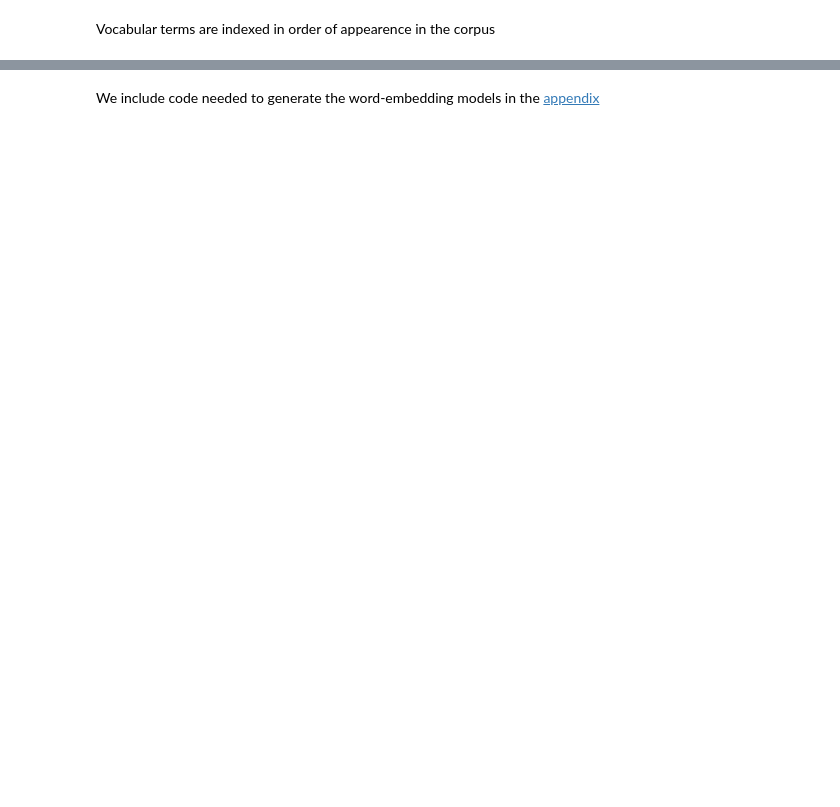
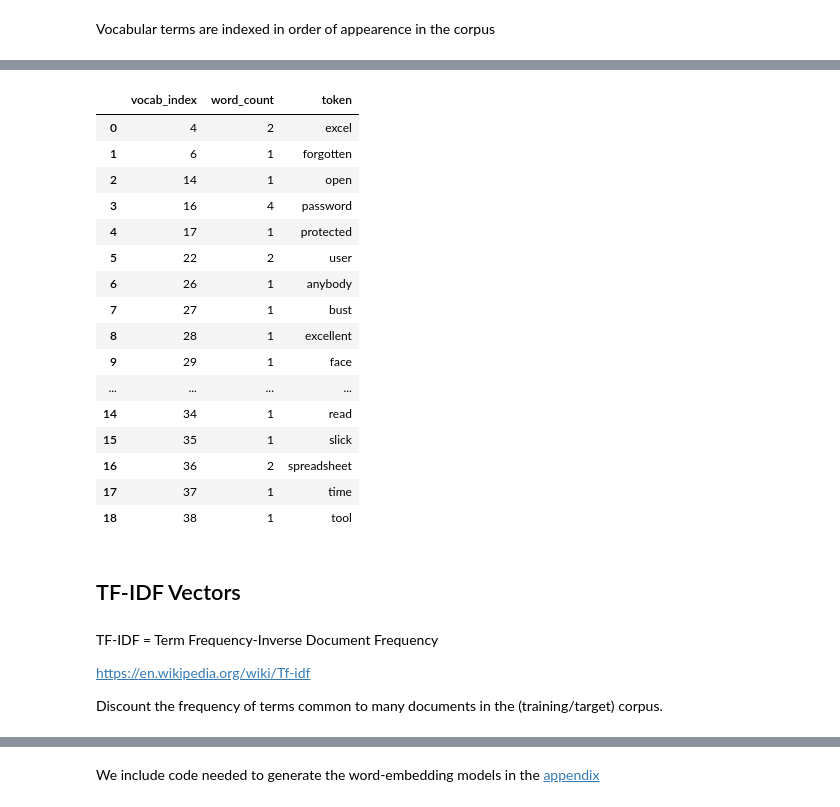
Before and after one commit to nataliedurgin/similar-questions, a Jupyter notebook: Big_Data_AI_Meetup_20180613.ipynb, the cells around one changed output, grey strips where cells are left out. Saved outputs shown, nothing was run; the diff lists cells and outputs as text; code cells hidden in the pictures; blank space fills up the shorter version.

Commit message:
Add target tfidf and cosine similarities

```diff
--- a/Big_Data_AI_Meetup_20180613.ipynb
+++ b/Big_Data_AI_Meetup_20180613.ipynb
@@ -64,6 +66,6 @@ Results can be sensitive to these choices to varying extents. These choices will
 # %%
 import os
-from gensim.corpora import TextCorpus
+import gensim
 DATA_DIR = 'data'
 
 # Helper IO Function
@@ -72,8 +74,8 @@ def list2txt(doc_list, filename):
     outfile = open(filepath, 'w')
     outfile.write("\n".join(doc_list))
     return filepath
+
+default_target_corpus = gensim.corpora.TextCorpus(list2txt(docs, 'raw.txt'))
-# %%
-default_target_corpus = TextCorpus(list2txt(docs, 'raw.txt'))
 # %%
 default_target_corpus.dictionary.items()
 default_target_corpus.dictionary.id2token
@@ -219,0 +205,5 @@ $$ \cos_M (X_1, X_2) = \frac{X_1^T M X_2}{\sqrt{X_1^T M X_1}\sqrt{X_2^T M X_2}}$
+# %%
+TARGET_CORPUS = default_target_corpus
+doc_vectors = [word_count_vector for word_count_vector in TARGET_CORPUS]
+doc_vector = doc_vectors[1]
+doc_vector
@@ -219,0 +230,30 @@ $$ \cos_M (X_1, X_2) = \frac{X_1^T M X_2}{\sqrt{X_1^T M X_1}\sqrt{X_2^T M X_2}}$
+# %%
+import pandas as pd
+pd.DataFrame([(k,v,TARGET_CORPUS.dictionary.id2token[k]) for k,v in doc_vector],
+             columns=['vocab_index', 'word_count', 'token'])
+# %% [output]
+|  | vocab_index | word_count | token |
+| 0 | 4 | 2 | excel |
+| 1 | 6 | 1 | forgotten |
+| 2 | 14 | 1 | open |
+| 3 | 16 | 4 | password |
+| 4 | 17 | 1 | protected |
+| 5 | 22 | 2 | user |
+| 6 | 26 | 1 | anybody |
+| 7 | 27 | 1 | bust |
+| 8 | 28 | 1 | excellent |
+| 9 | 29 | 1 | face |
+| ... | ... | ... | ... |
+| 14 | 34 | 1 | read |
+| 15 | 35 | 1 | slick |
+| 16 | 36 | 2 | spreadsheet |
+| 17 | 37 | 1 | time |
+| 18 | 38 | 1 | tool |
+# %% [markdown]
+## TF-IDF Vectors
+# %% [markdown]
+TF-IDF = Term Frequency-Inverse Document Frequency
+
+https://en.wikipedia.org/wiki/Tf-idf
+
+Discount the frequency of terms common to many documents in the (training/target) corpus.
```
Also changed, not shown: parts of 59 cells of this notebook.
